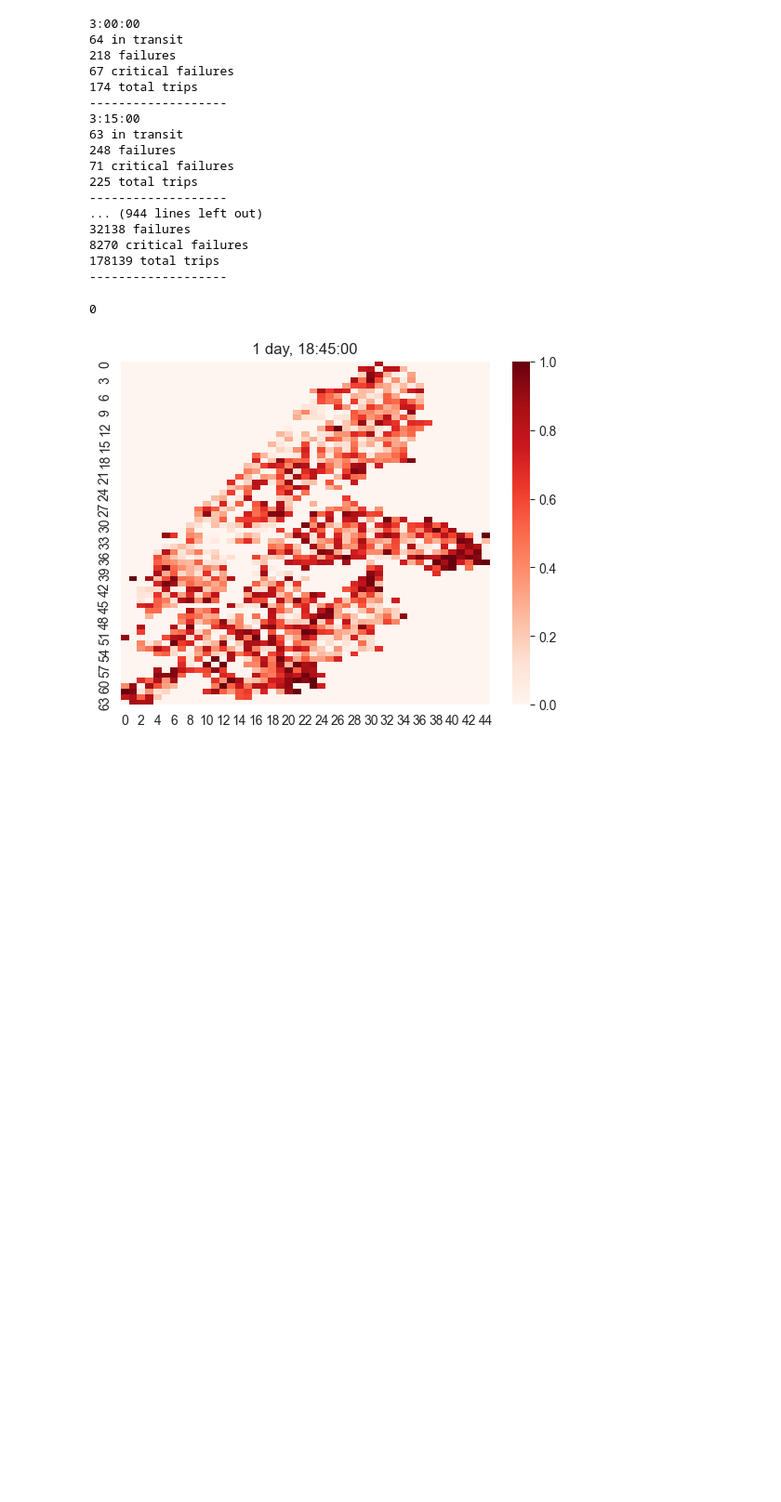
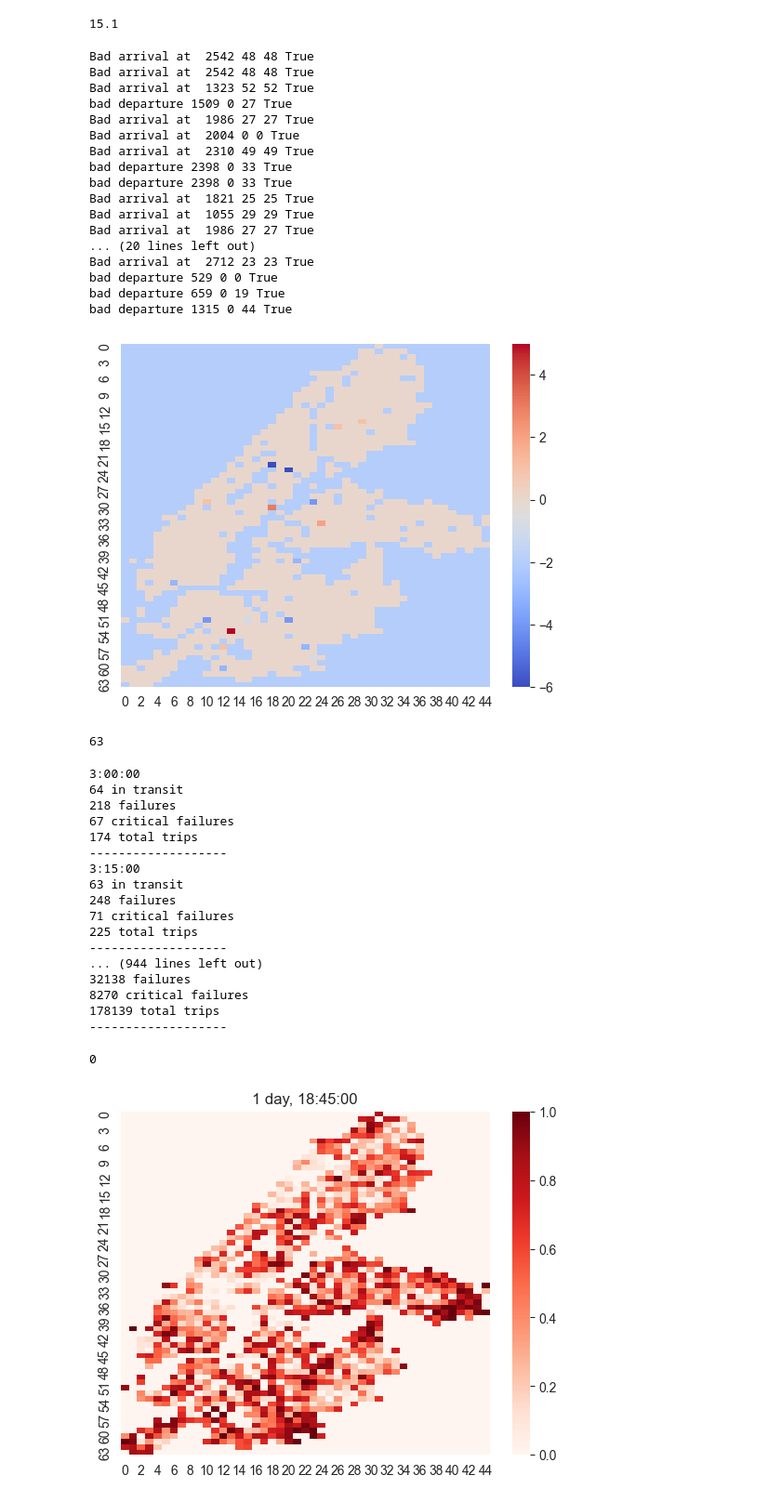
Before and after one commit to jarrettreimers/CSUREMM, a Jupyter notebook: cluster_model/cluster_model_testing.ipynb, the cells around one changed output. Shown at 93% size. Saved outputs shown, nothing was run; the diff lists cells and outputs as text; code cells hidden in the pictures; blank space fills up the shorter version.

```diff
--- a/cluster_model/cluster_model_testing.ipynb
+++ b/cluster_model/cluster_model_testing.ipynb
@@ -25 +101,42 @@ cluster_model.init_state(path='../data/station_data/status_at_time/2024_6_20_2:1
+# %%
+avg_failures = 0
+model.reset_state(bike_state=opt_state,in_transit=[], time=timedelta(hours=6))
+
+for i in range(10):
+    for j in range(8):
+        model.sim()
+    avg_failures += model.failures
+    model.reset_state(bike_state=opt_state,in_transit=[], time=timedelta(hours=6))
+print(avg_failures/10)
+# %% [output]
+15.1
+# %%
+opt_state = state_optimization.optimize(1)
+print(model.failures)
+model.change_time(time=time)
+model.load_bikes(opt_state)
+model.failures = 0
+for cluster in model.cluster_dict.values():
+    cluster.bad_arrivals = []
+    cluster.bad_departures = []
+# %% [output]
+Bad arrival at  2542 48 48 True
+Bad arrival at  2542 48 48 True
+Bad arrival at  1323 52 52 True
+bad departure 1509 0 27 True
+Bad arrival at  1986 27 27 True
+Bad arrival at  2004 0 0 True
+Bad arrival at  2310 49 49 True
+bad departure 2398 0 33 True
+bad departure 2398 0 33 True
+Bad arrival at  1821 25 25 True
+Bad arrival at  1055 29 29 True
+Bad arrival at  1986 27 27 True
+... (20 lines left out)
+Bad arrival at  2712 23 23 True
+bad departure 529 0 0 True
+bad departure 659 0 19 True
+bad departure 1315 0 44 True
+[figure, added]
+63
 # %%
```
Also changed, not shown: parts of 12 cells of this notebook, 4 other files.
